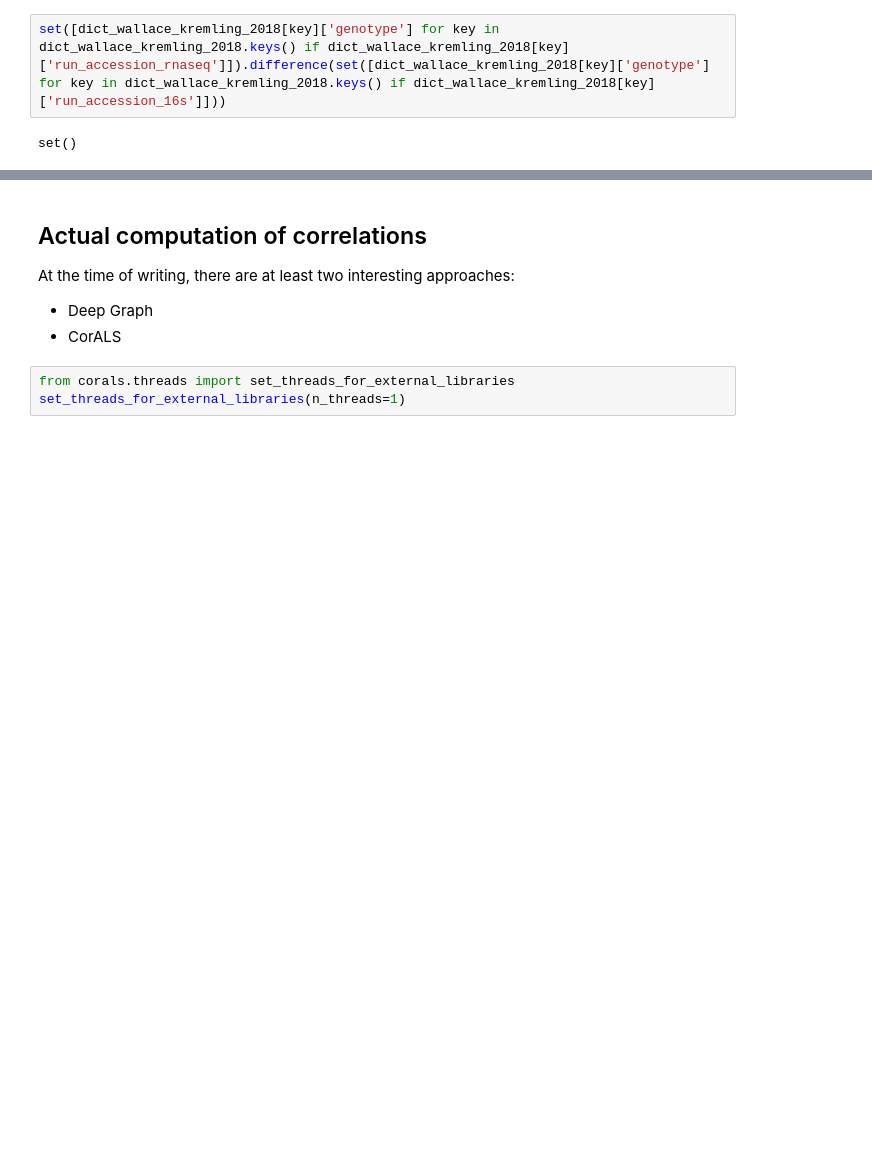
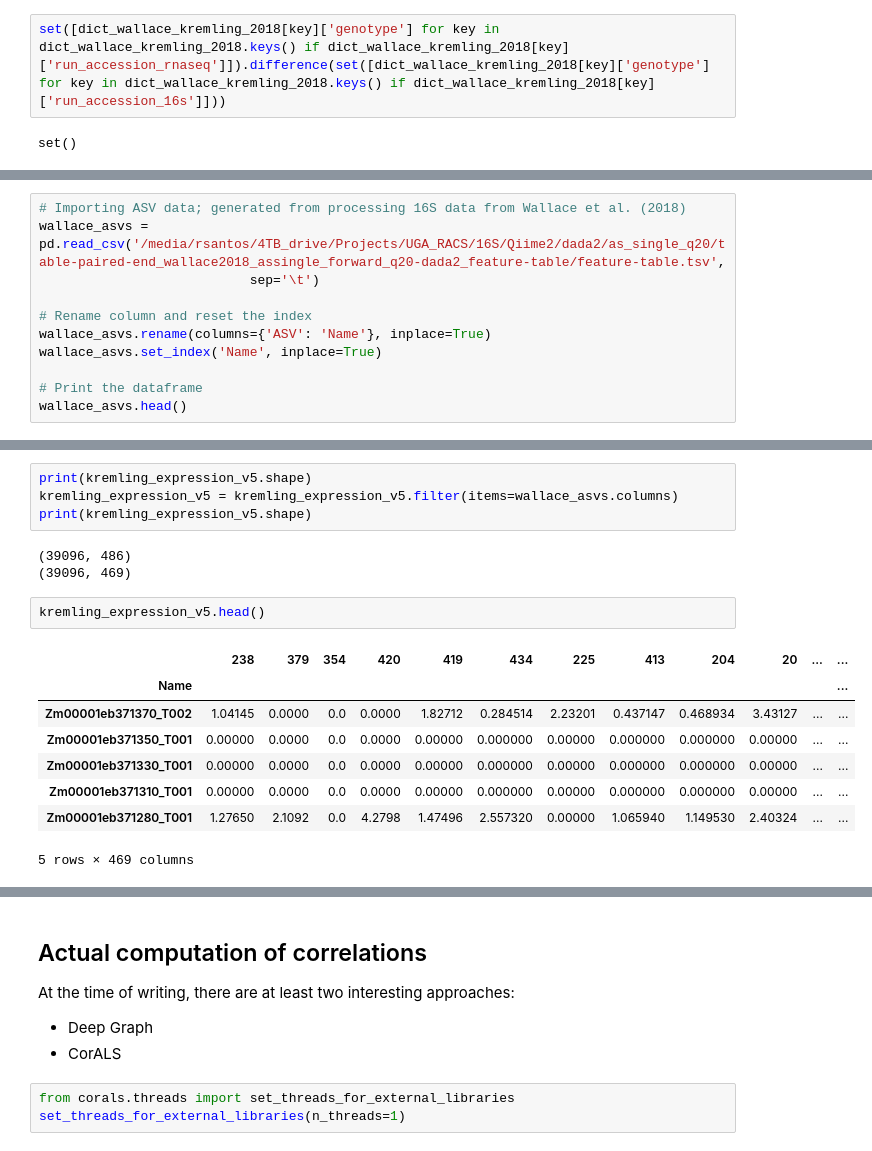
Before and after one commit to SantosRAC/maize_microbiome_transcriptomics, a Jupyter notebook: correlations_rnaseq_metataxonomics/asv_tpm_correlations.ipynb, the cells around one changed output, grey strips where cells are left out. Saved outputs shown, nothing was run; the diff lists cells and outputs as text; blank space fills up the shorter version.

```diff
--- a/correlations_rnaseq_metataxonomics/asv_tpm_correlations.ipynb
+++ b/correlations_rnaseq_metataxonomics/asv_tpm_correlations.ipynb
@@ -403,0 +450,11 @@ set()
+# %%
+# Importing ASV data; generated from processing 16S data from Wallace et al. (2018)
+wallace_asvs = pd.read_csv('/media/rsantos/4TB_drive/Projects/UGA_RACS/16S/Qiime2/dada2/as_single_q20/table-paired-end_wallace2018_assingle_forward_q20-dada2_feature-table/feature-table.tsv',
+                           sep='\t')
+
+# Rename column and reset the index
+wallace_asvs.rename(columns={'ASV': 'Name'}, inplace=True)
+wallace_asvs.set_index('Name', inplace=True)
+
+# Print the dataframe
+wallace_asvs.head()
@@ -403,0 +496,18 @@ set()
+# %%
+print(kremling_expression_v5.shape)
+kremling_expression_v5 = kremling_expression_v5.filter(items=wallace_asvs.columns)
+print(kremling_expression_v5.shape)
+# %% [output]
+(39096, 486)
+(39096, 469)
+# %%
+kremling_expression_v5.head()
+# %% [output]
+|  | 238 | 379 | 354 | 420 | 419 | 434 | 225 | 413 | 204 | 20 | ... | ... |
+| Name |  |  |  |  |  |  |  |  |  |  |  | ... |
+| Zm00001eb371370_T002 | 1.04145 | 0.0000 | 0.0 | 0.0000 | 1.82712 | 0.284514 | 2.23201 | 0.437147 | 0.468934 | 3.43127 | ... | ... |
+| Zm00001eb371350_T001 | 0.00000 | 0.0000 | 0.0 | 0.0000 | 0.00000 | 0.000000 | 0.00000 | 0.000000 | 0.000000 | 0.00000 | ... | ... |
+| Zm00001eb371330_T001 | 0.00000 | 0.0000 | 0.0 | 0.0000 | 0.00000 | 0.000000 | 0.00000 | 0.000000 | 0.000000 | 0.00000 | ... | ... |
+| Zm00001eb371310_T001 | 0.00000 | 0.0000 | 0.0 | 0.0000 | 0.00000 | 0.000000 | 0.00000 | 0.000000 | 0.000000 | 0.00000 | ... | ... |
+| Zm00001eb371280_T001 | 1.27650 | 2.1092 | 0.0 | 4.2798 | 1.47496 | 2.557320 | 0.00000 | 1.065940 | 1.149530 | 2.40324 | ... | ... |
+5 rows × 469 columns
```
Also changed, not shown: parts of 35 cells of this notebook.
